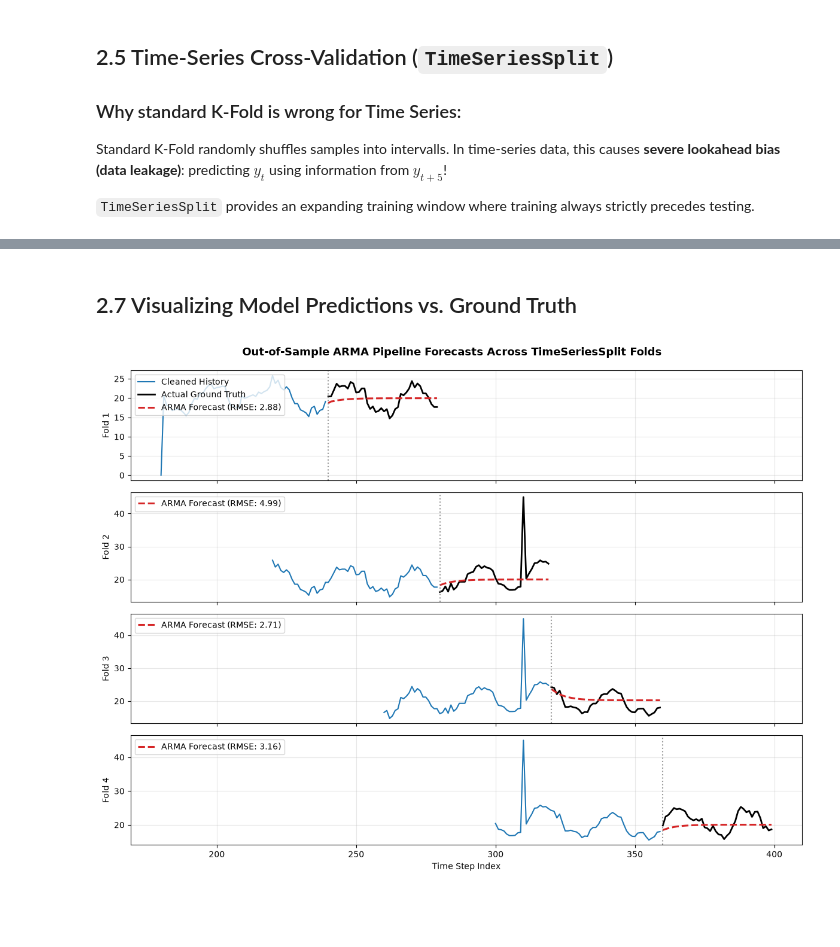
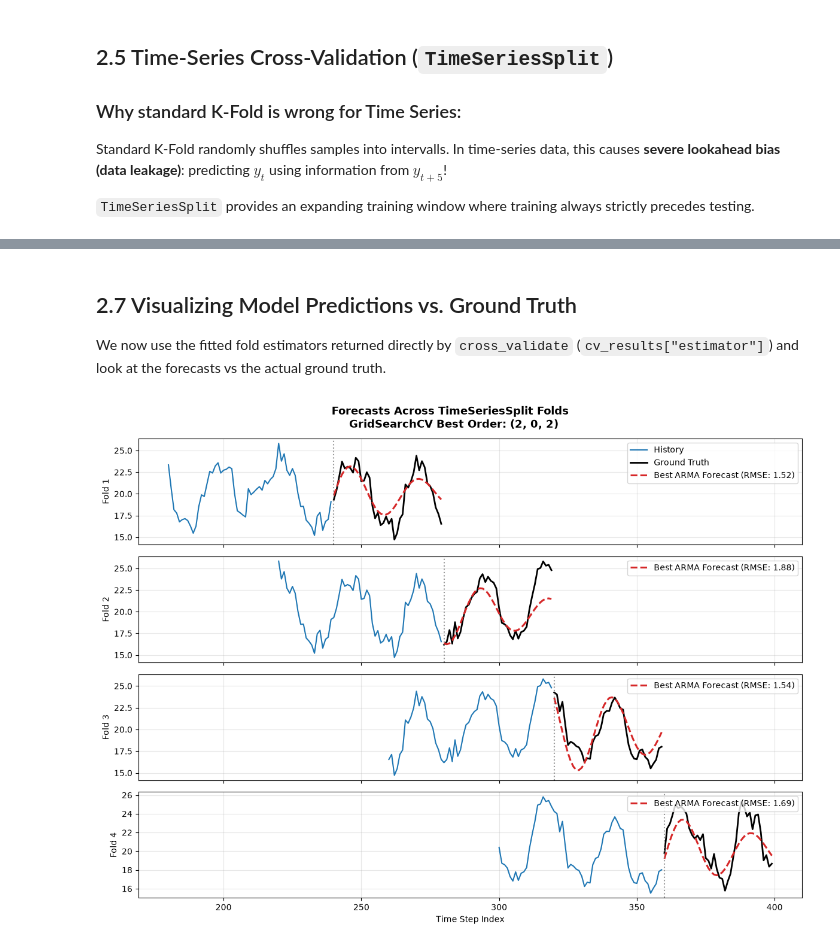
Before and after one commit to ro-fldr/KKDM2-Lecture, a Jupyter notebook: 02_sklearn_timeseries_pipeline.ipynb, the cells around one changed output, grey strips where cells are left out. Cells and saved outputs as stored; diff of their text form; code cells hidden in the pictures; blank space fills up the shorter version.

```diff
--- a/02_sklearn_timeseries_pipeline.ipynb
+++ b/02_sklearn_timeseries_pipeline.ipynb
@@ -175,7 +177,6 @@ class StatsmodelsARMAEstimator(BaseEstimator, RegressorMixin):
         return self
 
     def predict(self, X):
-        """Forecast steps corresponding to the length of test segment X."""
         n_steps = len(X)
         forecast_res = self.model_res_.forecast(steps=n_steps)
         return np.asarray(forecast_res)
@@ -205,20 +206,19 @@ Standard K-Fold randomly shuffles samples into intervalls. In time-series data,
 
 `TimeSeriesSplit` provides an expanding training window where training always strictly precedes testing.
 # %%
-# Visualize TimeSeriesSplit folds
 n_splits = 4
 tscv = TimeSeriesSplit(n_splits=n_splits, test_size=40)
 
 fig, ax = plt.subplots(figsize=(10, 3.5))
-for fold_idx, (train_idx, test_idx) in enumerate(tscv.split(df['sensor_value'])):
-    ax.scatter(train_idx, [fold_idx] * len(train_idx), color='tab:blue', marker='_', lw=6, label='Train' if fold_idx == 0 else "")
-    ax.scatter(test_idx, [fold_idx] * len(test_idx), color='tab:orange', marker='_', lw=6, label='Test' if fold_idx == 0 else "")
+for fold_idx, (train_idx, test_idx) in enumerate(tscv.split(df["sensor_value"])):
+    ax.scatter(train_idx, [fold_idx] * len(train_idx), color="tab:blue", marker="_", lw=6, label="Train" if fold_idx == 0 else "")
+    ax.scatter(test_idx, [fold_idx] * len(test_idx), color="tab:orange", marker="_", lw=6, label="Test" if fold_idx == 0 else "")
 
 ax.set_yticks(range(n_splits))
-ax.set_yticklabels([f"Fold {i+1}" for i in range(n_splits)])
-ax.set_xlabel("Time Step Index")
-ax.set_title("Expanding Window TimeSeriesSplit (No Future Lookahead)")
-ax.legend(loc='upper left')
+ax.set_yticklabels([ f"Fold {i+1}" for i in range(n_splits) ])
+ax.set_xlabel("timestep")
+ax.set_title("TimeSeriesSplit (No Future Lookahead)")
+ax.legend(loc="lower right")
 ax.grid(True, alpha=0.3)
 plt.tight_layout()
 plt.show()
@@ -269,34 +298,37 @@ Mean MAE:  2.77 ± 0.34
 # %% [markdown]
 ## 2.7 Visualizing Model Predictions vs. Ground Truth
+
+We now use the fitted fold estimators returned directly by `cross_validate` (`cv_results["estimator"]`) and look at the forecasts vs the actual ground truth.
 # %%
 fig, axes = plt.subplots(n_splits, 1, figsize=(12, 9), sharex=True)
 
-# Also get fully cleaned series for visual comparison
-clean_reference = imputer.fit_transform(clipper.fit_transform(y_raw))
+for fold, ((train_idx, test_idx), est) in enumerate(zip(tscv.split(X_raw), cv_results["estimator"])):
+    ax = axes[fold]
+    y_test_pred = est.predict(X_raw[test_idx])
+    fold_rmse = -cv_results["test_RMSE"][fold]
 
-for fold, (test_idx, y_test_clean, y_pred) in enumerate(predictions_per_fold):
-    ax = axes[fold]
+    # recent history before test fold
+    history_start = max(0, test_idx[0] - 60)
+    ax.plot(range(history_start, test_idx[0]), y_true[history_start:test_idx[0]],
+            color="tab:blue", label="History" if fold == 0 else "")
 
-    # Plot recent history before test fold
-    history_start = max(0, test_idx[0] - 60)
-    ax.plot(range(history_start, test_idx[0]), clean_reference[history_start:test_idx[0]],
-            color='tab:blue', label="Cleaned History" if fold == 0 else "")
+    #  ground truth
+    ax.plot(test_idx, y_true[test_idx], color="black", lw=2, label="Ground Truth" if fold == 0 else "")
 
-    # Plot true test signal
-    ax.plot(test_idx, y_test_clean, color='black', lw=2, label="Actual Ground Truth" if fold == 0 else "")
+    # best pipeline prediction
+    ax.plot(test_idx, y_test_pred, color="tab:red", linestyle="--", lw=2.2,
+            label=f"Best ARMA Forecast (RMSE: {fold_rmse:.2f})" if fold == 0 else f"Best ARMA Forecast (RMSE: {fold_rmse:.2f})")
 
-    # Plot pipeline prediction
-    ax.plot(test_idx, y_pred, color='tab:red', linestyle='--', lw=2.2,
-            label=f"ARMA Forecast (RMSE: {metrics_df.loc[fold, 'RMSE']:.2f})" if fold == 0 else f"ARMA Forecast (RMSE: {metrics_df.loc[fold, 'RMSE']:.2f})")
-
-    ax.axvline(test_idx[0], color='gray', linestyle=':', alpha=0.8)
+    ax.axvline(test_idx[0], color="gray", linestyle=":", alpha=0.8)
     ax.set_ylabel(f"Fold {fold+1}")
     ax.grid(True, alpha=0.3)
-    ax.legend(loc='upper left')
+    ax.legend(loc="upper right")
 
 axes[-1].set_xlabel("Time Step Index")
-plt.suptitle("Out-of-Sample ARMA Pipeline Forecasts Across TimeSeriesSplit Folds", fontsize=13, fontweight='bold', y=0.99)
+best_order_str = grid_search.best_params_["arma_model__order"]
+plt.suptitle(f"Forecasts Across TimeSeriesSplit Folds \n GridSearchCV Best Order: {best_order_str}",
+             fontsize=13, fontweight="bold")
 plt.tight_layout()
 plt.show()
 # %% [output]
-[figure, old version]
+[figure, new version]
```
Also changed, not shown: parts of 13 cells of this notebook, 1 other file.
